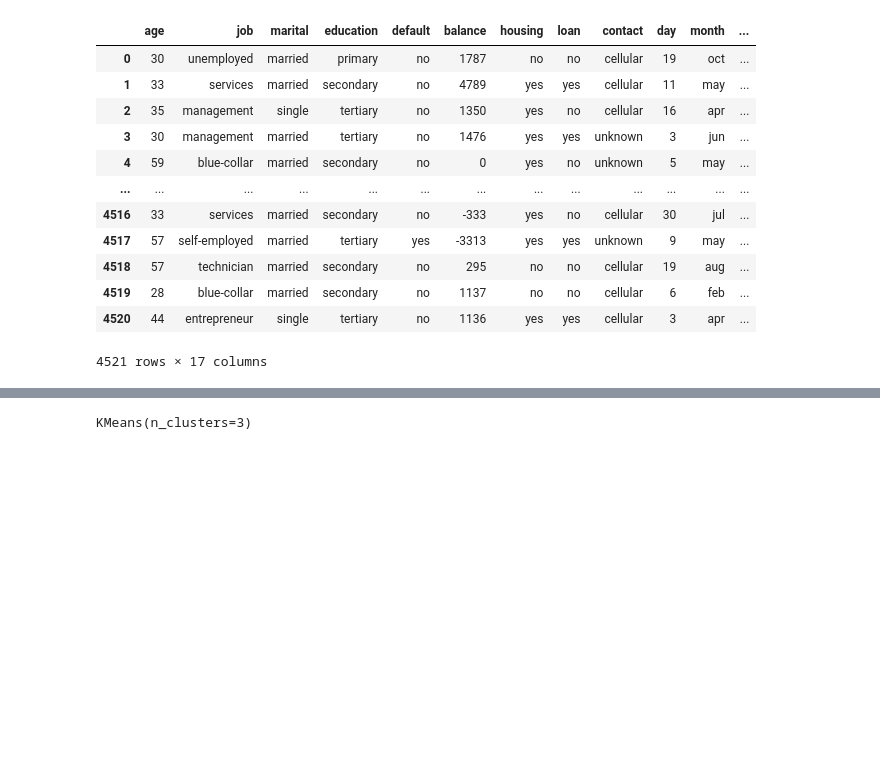
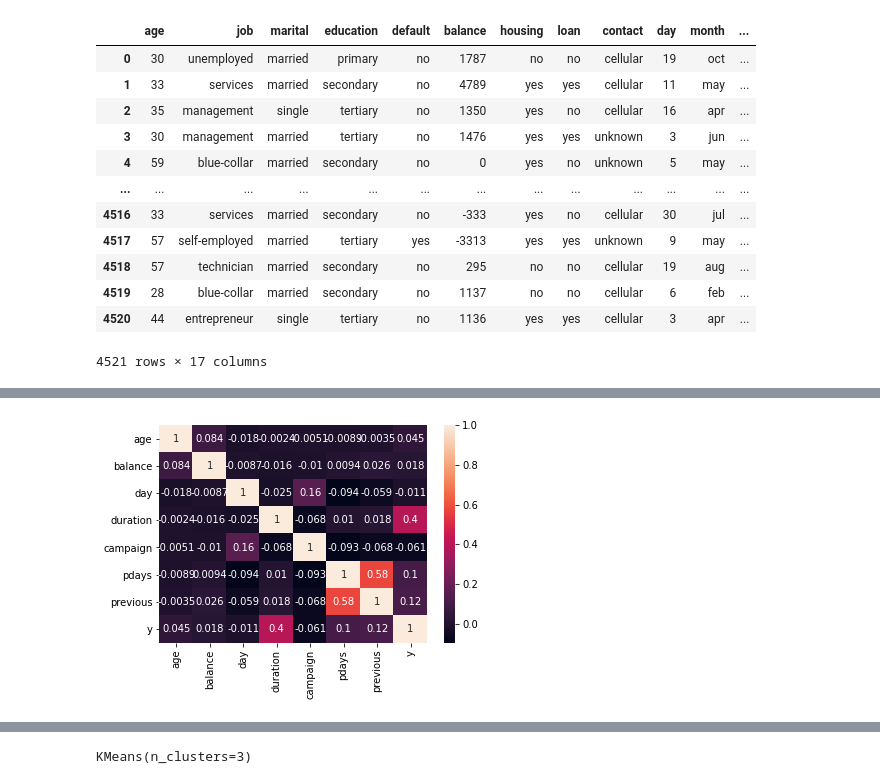
Before and after one commit to Nathaniel-Adams/CS_483_Project_2, a Jupyter notebook: Customer Segmentation/Customer_Segmentation.ipynb, the cells around one changed output, grey strips where cells are left out. Saved outputs shown, nothing was run; the diff lists cells and outputs as text; code cells hidden in the pictures; blank space fills up the shorter version.

```diff
--- a/Customer Segmentation/Customer_Segmentation.ipynb
+++ b/Customer Segmentation/Customer_Segmentation.ipynb
@@ -126,3 +127,9 @@ plt.show()
+# %%
+corrMatrix = df.corr()
+sns.heatmap(corrMatrix, annot=True)
+plt.show()
+# %% [output]
+[figure, added]
 # %%
 """
 Filters the sample array set down to the 4 most influential attributes
```
Also changed, not shown: parts of 7 cells of this notebook.
